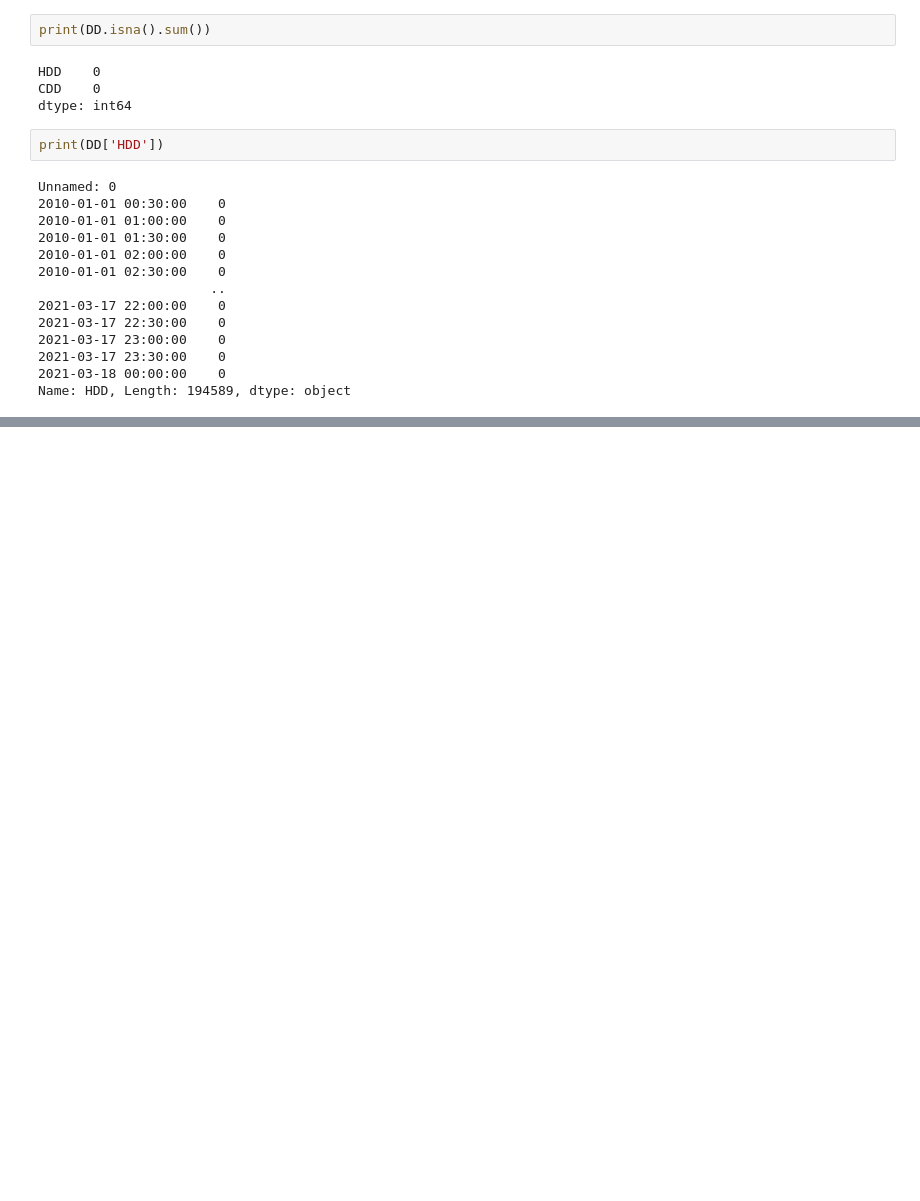
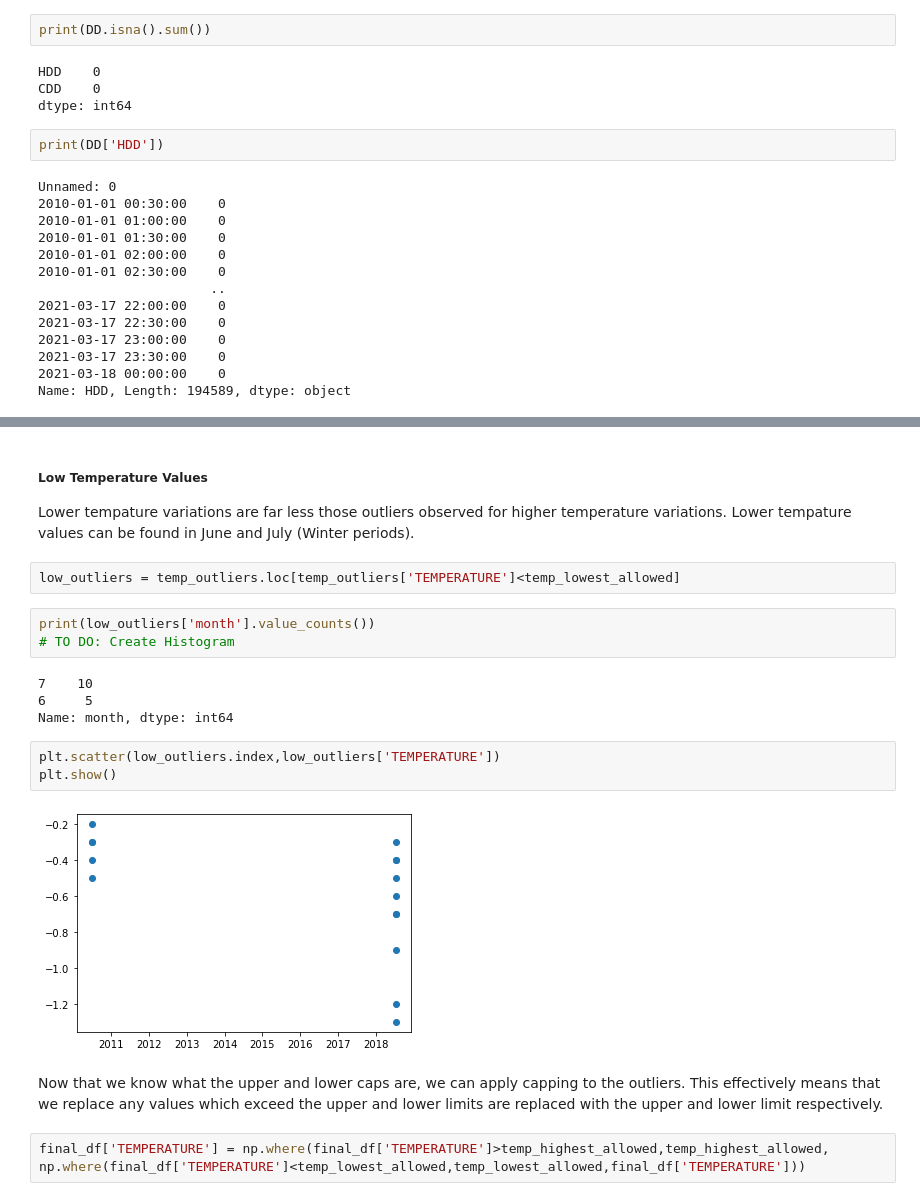
Before and after one commit to mkingopng/electricity_demand_forecasting, a Jupyter notebook: src/NS_Test.ipynb, the cells around one changed output, grey strips where cells are left out. Drawn from its saved outputs; the diff is of its cells as text; blank space fills up the shorter version.

```diff
--- a/src/NS_Test.ipynb
+++ b/src/NS_Test.ipynb
@@ -431,0 +437,21 @@ No artists with labels found to put in legend.  Note that artists whose label st
+# %% [markdown]
+##### Low Temperature Values
+Lower tempature variations are far less those outliers observed for higher temperature variations. Lower tempature values can be found in June and July (Winter periods).
+# %%
+low_outliers = temp_outliers.loc[temp_outliers['TEMPERATURE']<temp_lowest_allowed]
+# %%
+print(low_outliers['month'].value_counts())
+# TO DO: Create Histogram
+# %% [output]
+7    10
+6     5
+Name: month, dtype: int64
+# %%
+plt.scatter(low_outliers.index,low_outliers['TEMPERATURE'])
+plt.show()
+# %% [output]
+[figure, added]
+# %% [markdown]
+Now that we know what the upper and lower caps are, we can apply capping to the outliers. This effectively means that we replace any values which exceed the upper and lower limits are replaced with the upper and lower limit respectively.
+# %%
+final_df['TEMPERATURE'] = np.where(final_df['TEMPERATURE']>temp_highest_allowed,temp_highest_allowed, np.where(final_df['TEMPERATURE']<temp_lowest_allowed,temp_lowest_allowed,final_df['TEMPERATURE']))
```
Also changed, not shown: parts of 47 cells of this notebook.
